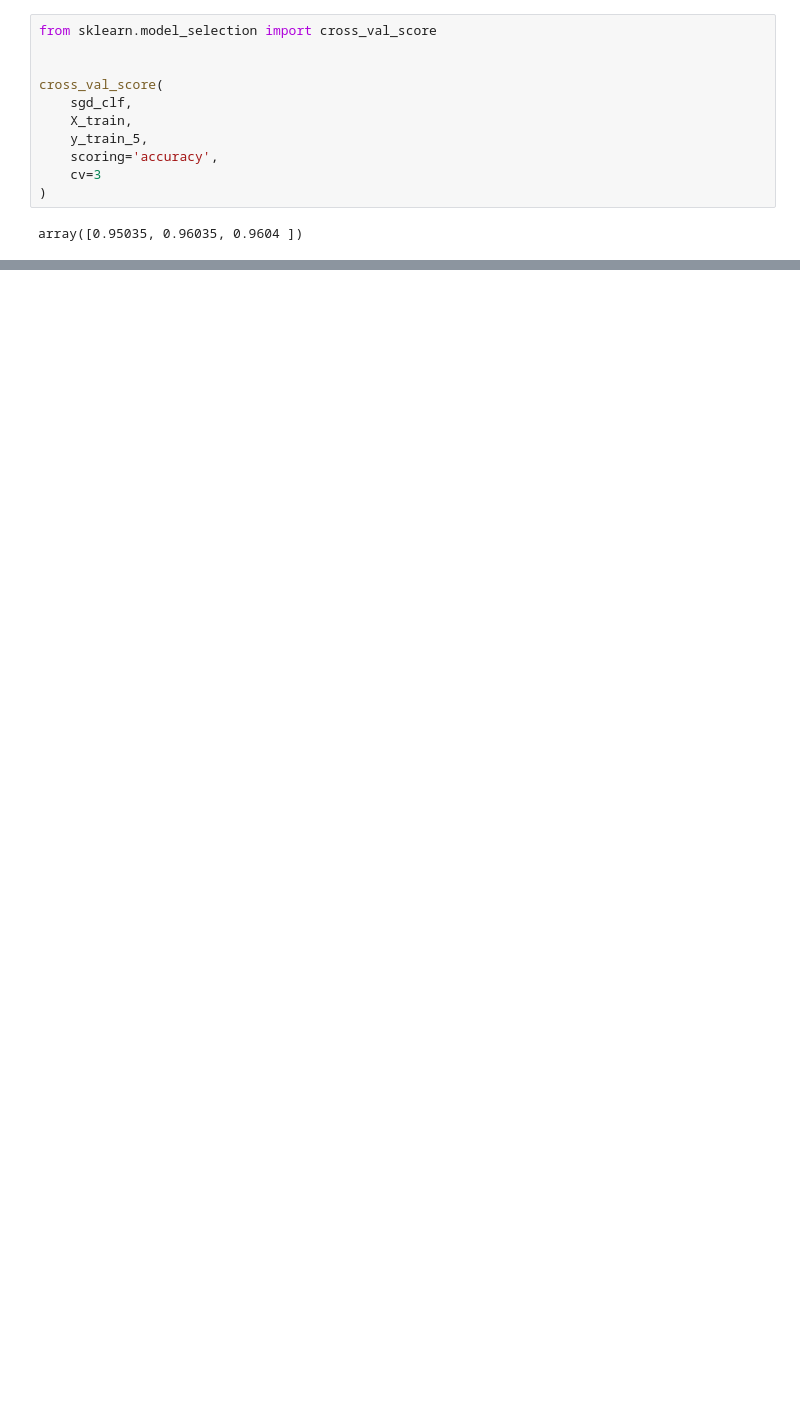
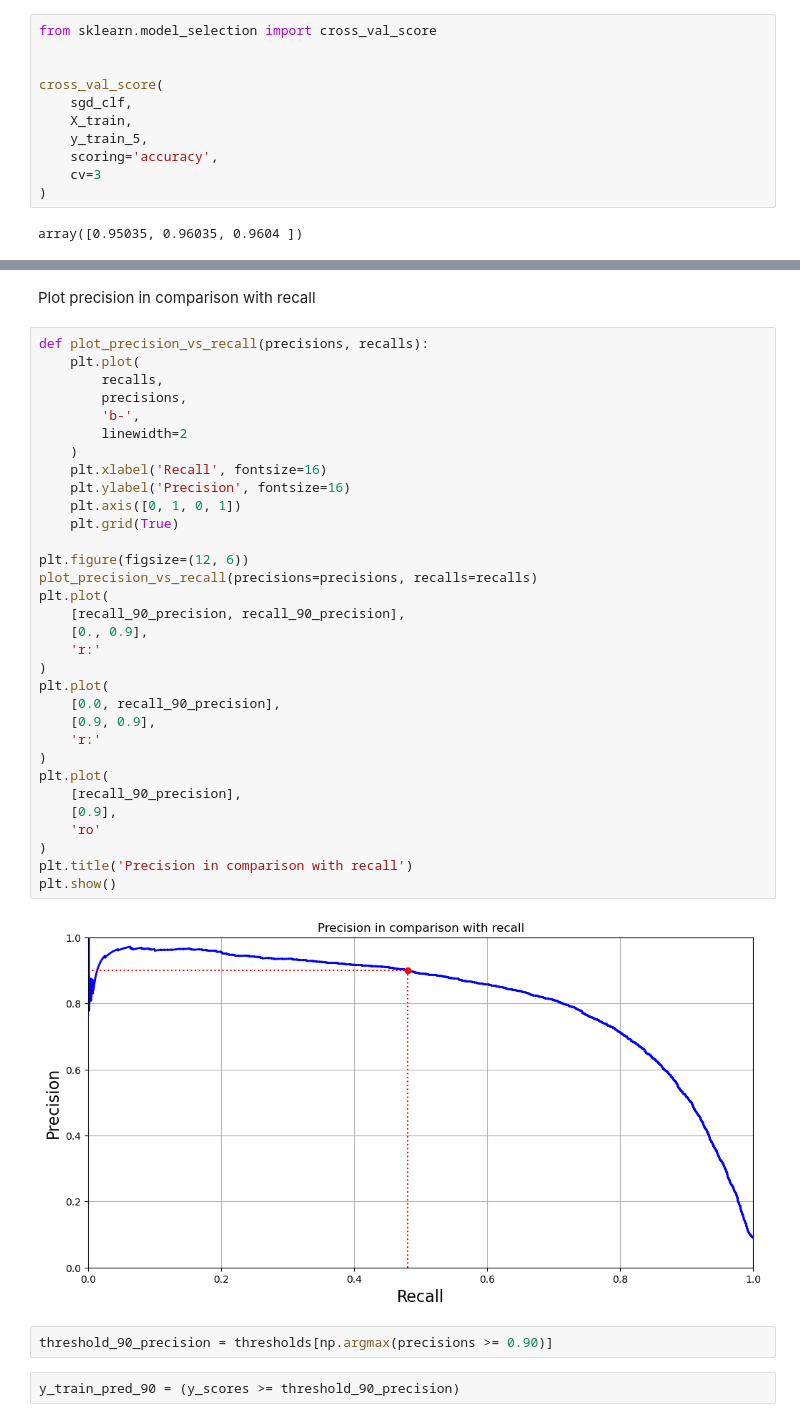
Before and after one commit to Ivan-Grigorev/Hands_On_ML, a Jupyter notebook: chapter_03.ipynb, the cells around one changed output, grey strips where cells are left out. Saved outputs shown, nothing was run; the diff lists cells and outputs as text; blank space fills up the shorter version.

```diff
--- a/chapter_03.ipynb
+++ b/chapter_03.ipynb
@@ -162,0 +364,40 @@ array([0.95035, 0.96035, 0.9604 ])
+# %% [markdown]
+Plot precision in comparison with recall
+# %%
+def plot_precision_vs_recall(precisions, recalls):
+    plt.plot(
+        recalls,
+        precisions,
+        'b-',
+        linewidth=2
+    )
+    plt.xlabel('Recall', fontsize=16)
+    plt.ylabel('Precision', fontsize=16)
+    plt.axis([0, 1, 0, 1])
+    plt.grid(True)
+
+plt.figure(figsize=(12, 6))
+plot_precision_vs_recall(precisions=precisions, recalls=recalls)
+plt.plot(
+    [recall_90_precision, recall_90_precision],
+    [0., 0.9],
+    'r:'
+)
+plt.plot(
+    [0.0, recall_90_precision],
+    [0.9, 0.9],
+    'r:'
+)
+plt.plot(
+    [recall_90_precision],
+    [0.9],
+    'ro'
+)
+plt.title('Precision in comparison with recall')
+plt.show()
+# %% [output]
+[figure, added]
+# %%
+threshold_90_precision = thresholds[np.argmax(precisions >= 0.90)]
+# %%
+y_train_pred_90 = (y_scores >= threshold_90_precision)
```
Also changed, not shown: parts of 35 cells of this notebook.
